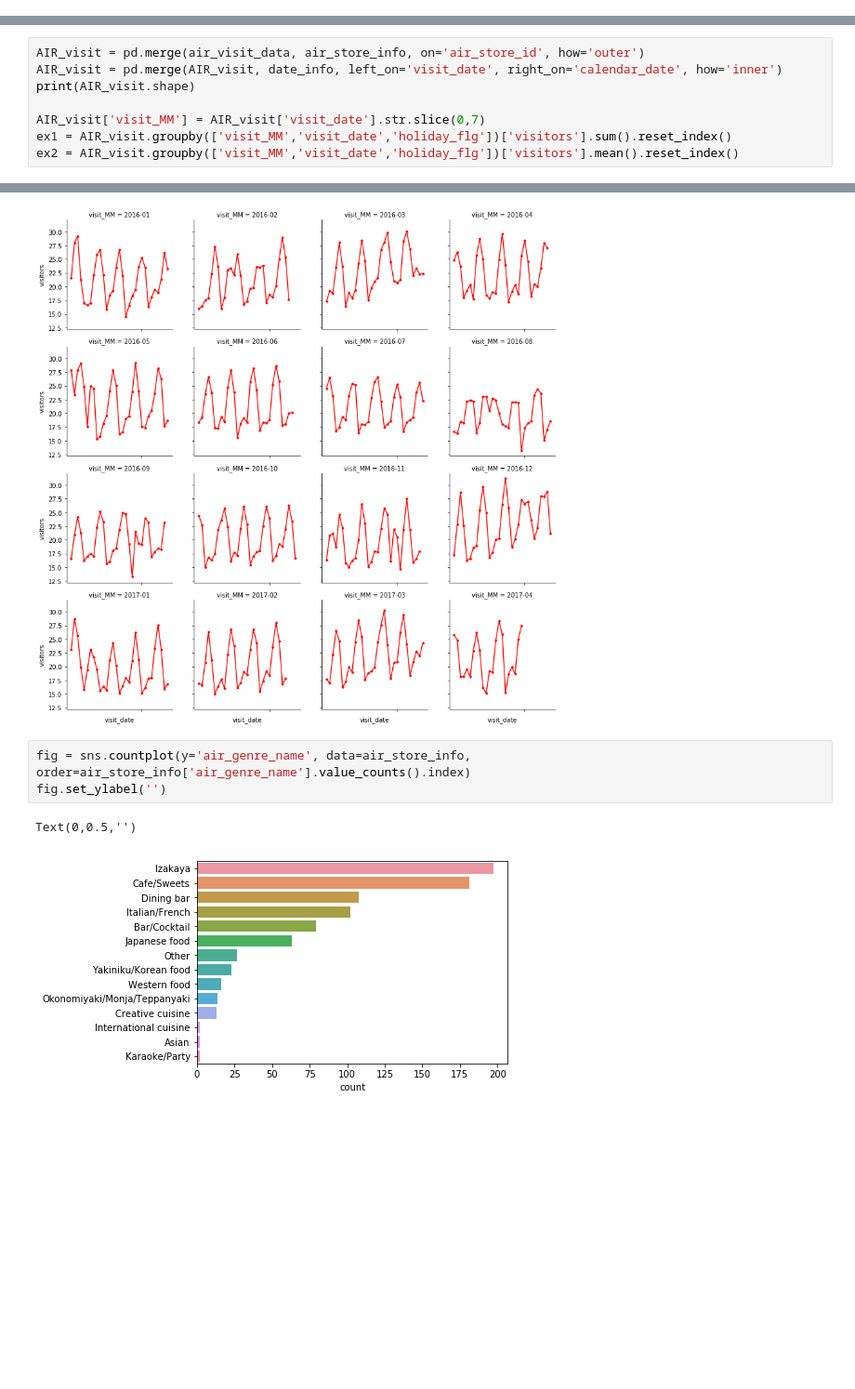
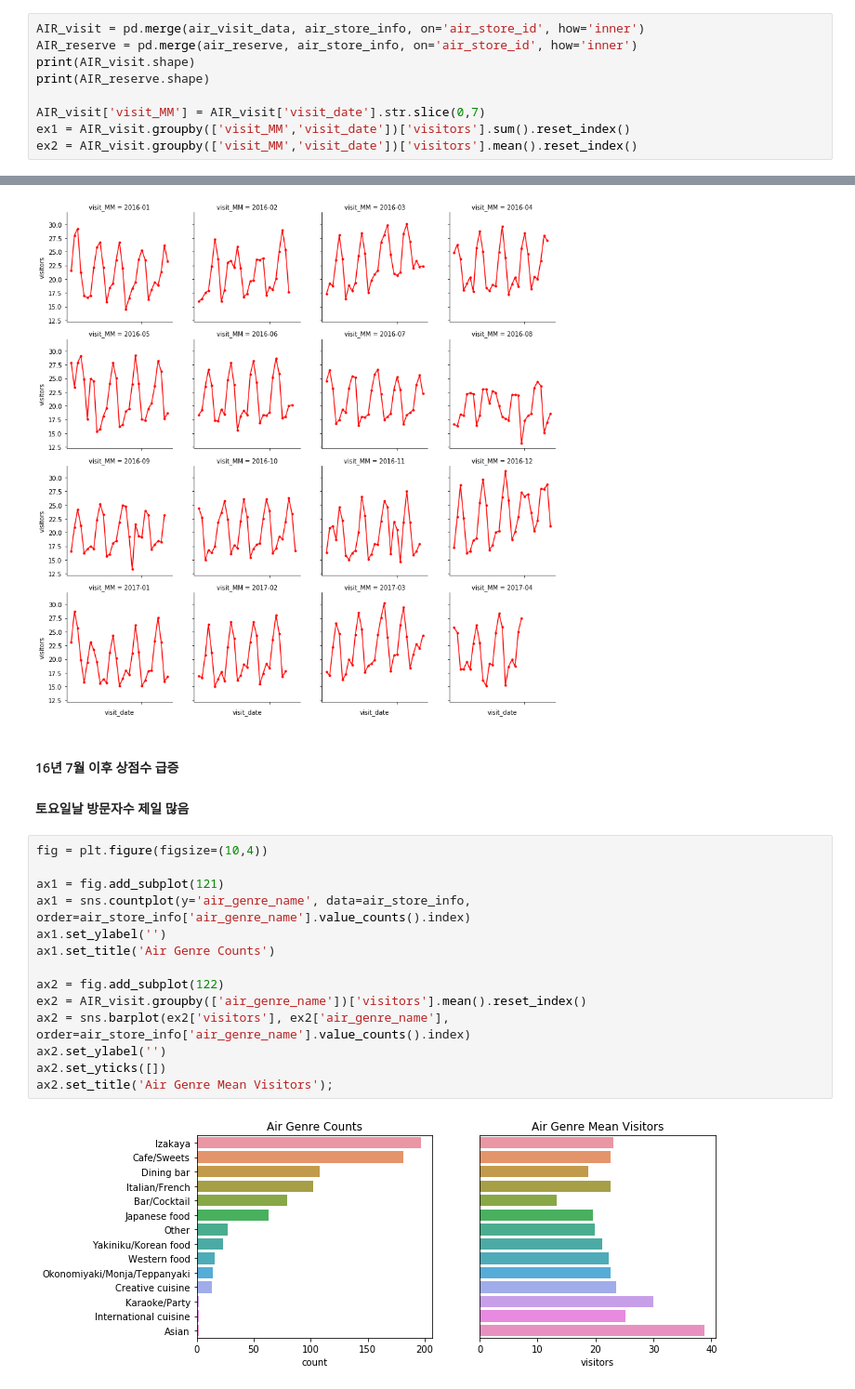
Before and after one commit to reay1212/Recruit-Restaurant-Visitor-Forecasting, a Jupyter notebook: Recruit Restaurant Visitor Forecasting.ipynb, the cells around one changed output, grey strips where cells are left out. Shown: that part at 93% size. Saved outputs shown, nothing was run; the diff lists cells and outputs as text; blank space fills up the shorter version.

```diff
--- a/Recruit Restaurant Visitor Forecasting.ipynb
+++ b/Recruit Restaurant Visitor Forecasting.ipynb
@@ -147,0 +87,9 @@ store_id_relation.head()
+# %%
+AIR_visit = pd.merge(air_visit_data, air_store_info, on='air_store_id', how='inner')
+AIR_reserve = pd.merge(air_reserve, air_store_info, on='air_store_id', how='inner')
+print(AIR_visit.shape)
+print(AIR_reserve.shape)
+
+AIR_visit['visit_MM'] = AIR_visit['visit_date'].str.slice(0,7)
+ex1 = AIR_visit.groupby(['visit_MM','visit_date'])['visitors'].sum().reset_index()
+ex2 = AIR_visit.groupby(['visit_MM','visit_date'])['visitors'].mean().reset_index()
@@ -171,11 +123,3 @@ Portion of reservation : 0.08373646263558526
 ##### 1. 예약으로 방문하는 고객수가 상대적으로 적음, 전체 고객 중 평균 8% 정도 차지
 ##### 2. 특정 구간에 따라 방문자수가 증가하고 하락하는 추세를 보임 (주말에 따른 영향??)
 ##### 3. 특정일 이후에 2배가까이 방문자수가 급증함 (신규 Store??)
-# %%
-AIR_visit = pd.merge(air_visit_data, air_store_info, on='air_store_id', how='outer')
-AIR_visit = pd.merge(AIR_visit, date_info, left_on='visit_date', right_on='calendar_date', how='inner')
-print(AIR_visit.shape)
-
-AIR_visit['visit_MM'] = AIR_visit['visit_date'].str.slice(0,7)
-ex1 = AIR_visit.groupby(['visit_MM','visit_date','holiday_flg'])['visitors'].sum().reset_index()
-ex2 = AIR_visit.groupby(['visit_MM','visit_date','holiday_flg'])['visitors'].mean().reset_index()
@@ -193,9 +138,22 @@ G2 = G2.map(plt.plot, "visit_date","visitors", marker='.', color='red')
 G2 = G2.set(xticks=[''])
 # %% [output]
 [figure]
-# %%
-fig = sns.countplot(y='air_genre_name', data=air_store_info, order=air_store_info['air_genre_name'].value_counts().index)
-fig.set_ylabel('')
-# %% [output]
-Text(0,0.5,'')
-[figure, removed]
+# %% [markdown]
+#### 16년 7월 이후 상점수 급증
+#### 토요일날 방문자수 제일 많음
+# %%
+fig = plt.figure(figsize=(10,4))
+
+ax1 = fig.add_subplot(121)
+ax1 = sns.countplot(y='air_genre_name', data=air_store_info, order=air_store_info['air_genre_name'].value_counts().index)
+ax1.set_ylabel('')
+ax1.set_title('Air Genre Counts')
+
+ax2 = fig.add_subplot(122)
+ex2 = AIR_visit.groupby(['air_genre_name'])['visitors'].mean().reset_index()
+ax2 = sns.barplot(ex2['visitors'], ex2['air_genre_name'], order=air_store_info['air_genre_name'].value_counts().index)
+ax2.set_ylabel('')
+ax2.set_yticks([])
+ax2.set_title('Air Genre Mean Visitors');
+# %% [output]
+[figure, added]
```
Also changed, not shown: parts of 15 cells of this notebook.
